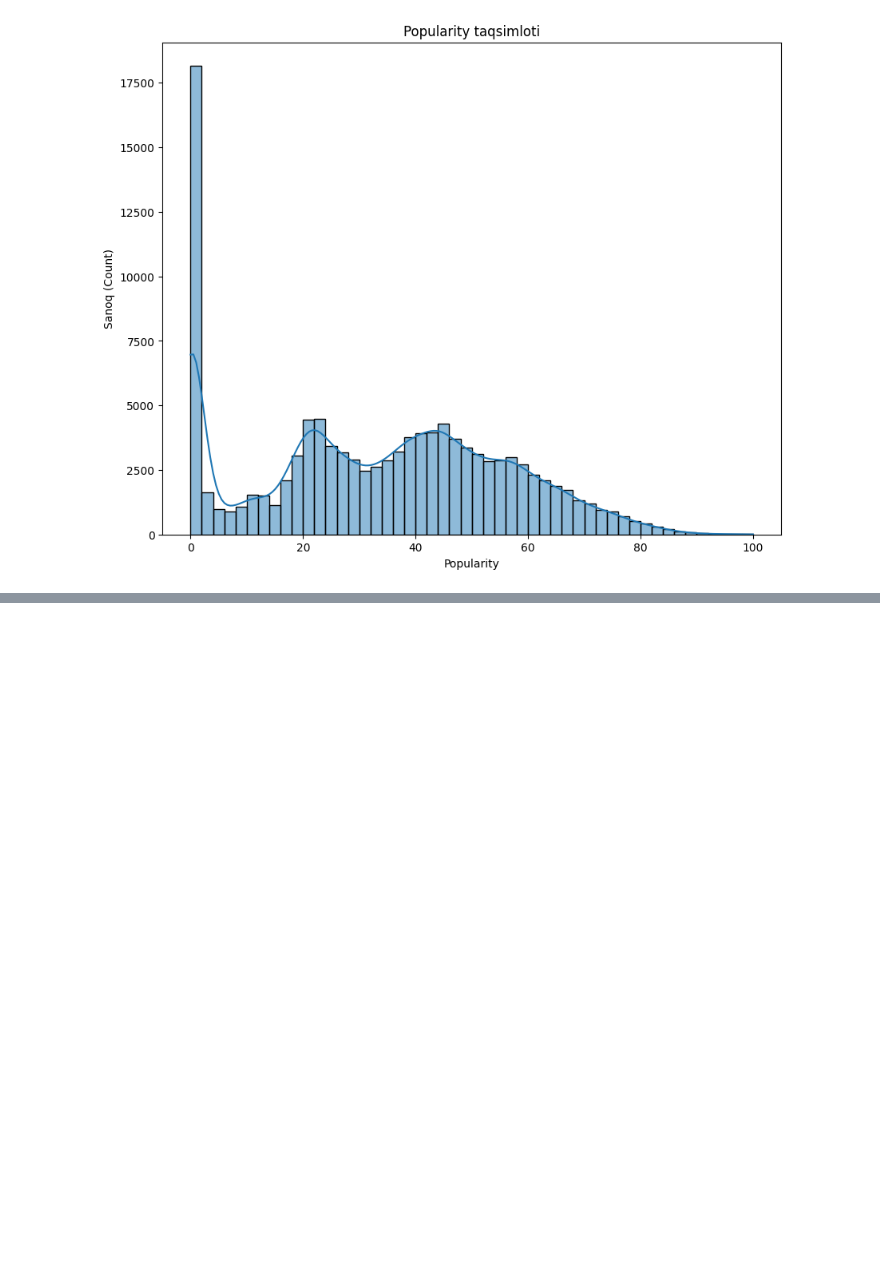
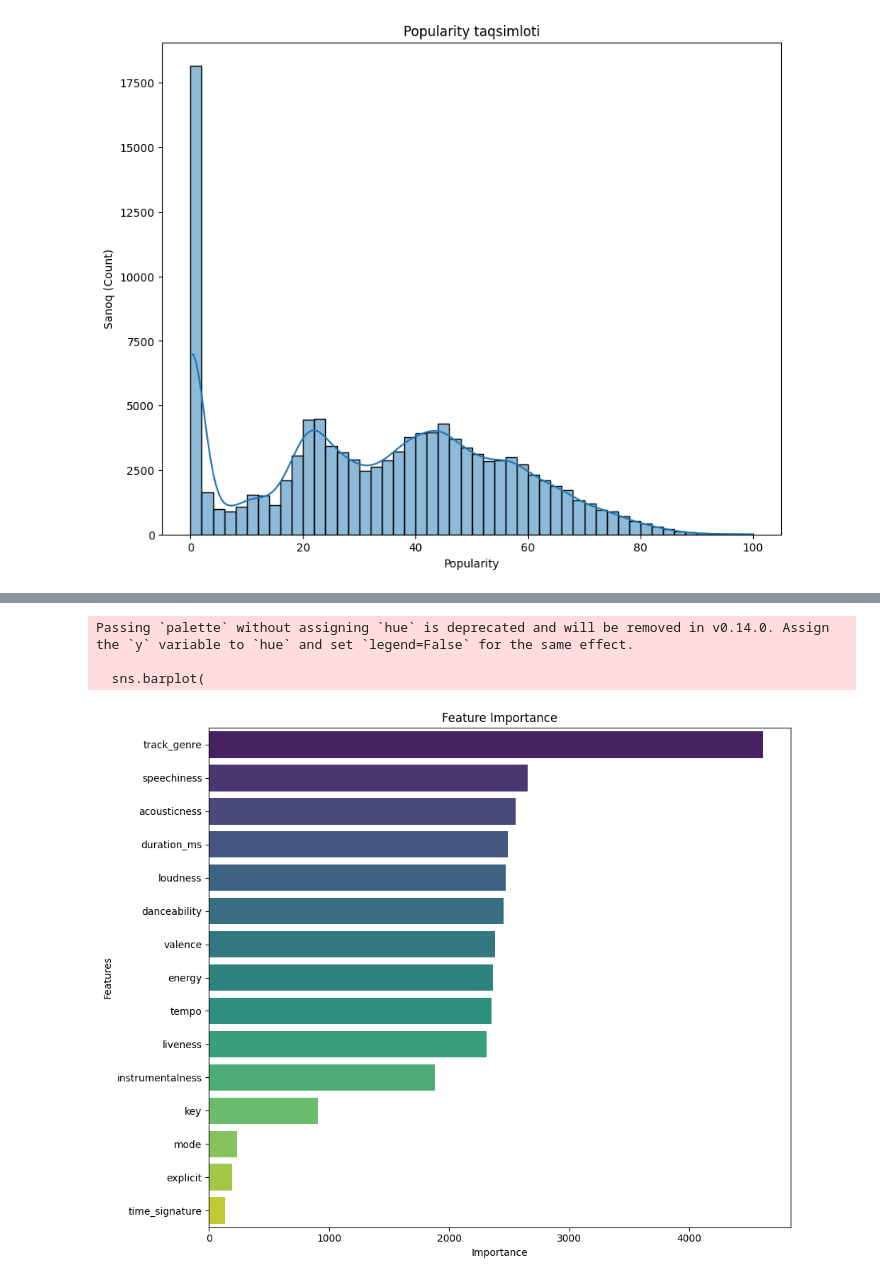
Before and after one commit to sevaradevoloper/mldanishla, a Jupyter notebook: SpotifyTracks.ipynb, the cells around one changed output, grey strips where cells are left out. Saved outputs shown, nothing was run; the diff lists cells and outputs as text; code cells hidden in the pictures; blank space fills up the shorter version.

```diff
--- a/SpotifyTracks.ipynb
+++ b/SpotifyTracks.ipynb
@@ -151,0 +183,7 @@ Name: popularity, dtype: float64
+# %%
+X = df_clean.drop(columns=['popularity'])
+y = df_clean['popularity']
+
+X_train,X_test,y_train,y_test = train_test_split(X,y,test_size=0.2,random_state=42)
+print(X_train.shape)
+print(X_test.shape)
@@ -151,0 +206,14 @@ Name: popularity, dtype: float64
+# %%
+# model Fit()
+
+callbacks = [
+    lgb.early_stopping(stopping_rounds=50),  # 50 ta tree davomida RMSE yaxshilanmasa to'xtaydi
+    lgb.log_evaluation(period=100)           # Har 100-daraxtda natijani ekranga chiqaradi
+]
+model.fit(
+    X_train,
+    y_train,
+    eval_set=[(X_train, y_train), (X_test, y_test)], # Train va Test xatoliklarini kuzatib boradi
+    eval_names=['train', 'valid'],
+    callbacks=callbacks
+    )
@@ -151,0 +277,7 @@ Name: popularity, dtype: float64
+# %%
+feature_importances = pd.DataFrame({
+    'feature': X_train.columns,
+    'importance':model.feature_importances_
+}).sort_values('importance',ascending=False)
+
+print(feature_importances)
@@ -151,0 +332,18 @@ Name: popularity, dtype: float64
+# %%
+plt.figure(figsize=(10,8))
+sns.barplot(
+    data=feature_importances,
+    x='importance',
+    y='feature',
+    palette = 'viridis'
+    )
+plt.title("Feature Importance")
+plt.xlabel("Importance")
+plt.ylabel("Features")
+plt.tight_layout()
+plt.show()
+# %% [output]
+Passing `palette` without assigning `hue` is deprecated and will be removed in v0.14.0. Assign the `y` variable to `hue` and set `legend=False` for the same effect.
+
+  sns.barplot(
+[figure, added]
```
Also changed, not shown: parts of 26 cells of this notebook.
